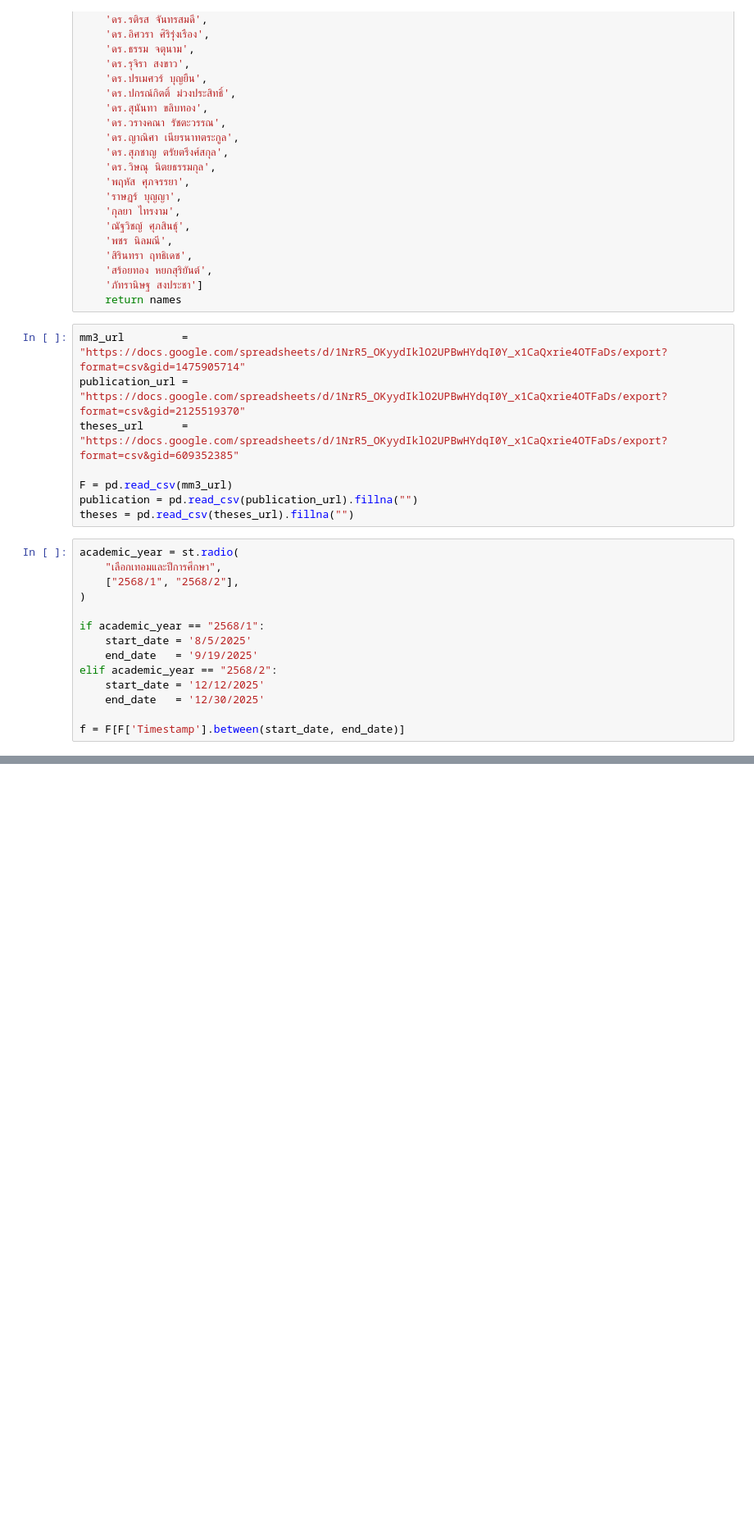
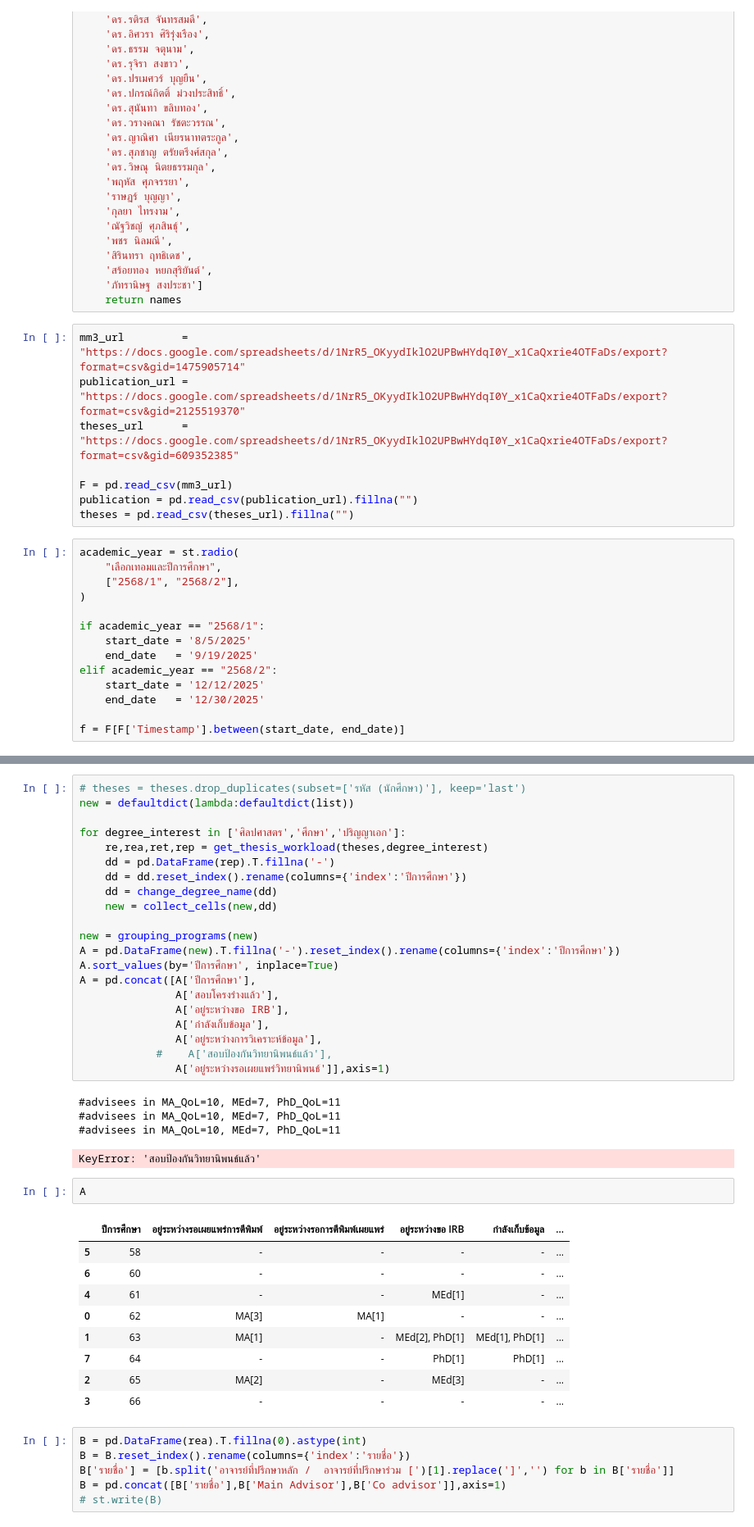
Before and after one commit to Supachan/academic-staff-workload, a Jupyter notebook: debugging.ipynb, the cells around one changed output, grey strips where cells are left out. Shown: that part at 82% size. Saved outputs shown, nothing was run; the diff lists cells and outputs as text; blank space fills up the shorter version.

```diff
--- a/debugging.ipynb
+++ b/debugging.ipynb
@@ -70,0 +114,44 @@ f = F[F['Timestamp'].between(start_date, end_date)]
+# %%
+# theses = theses.drop_duplicates(subset=['รหัส (นักศึกษา)'], keep='last')
+new = defaultdict(lambda:defaultdict(list))
+
+for degree_interest in ['ศิลปศาสตร','ศึกษา','ปริญญาเอก']:
+    re,rea,ret,rep = get_thesis_workload(theses,degree_interest)
+    dd = pd.DataFrame(rep).T.fillna('-')
+    dd = dd.reset_index().rename(columns={'index':'ปีการศึกษา'})
+    dd = change_degree_name(dd)
+    new = collect_cells(new,dd)
+
+new = grouping_programs(new)
+A = pd.DataFrame(new).T.fillna('-').reset_index().rename(columns={'index':'ปีการศึกษา'})
+A.sort_values(by='ปีการศึกษา', inplace=True)
+A = pd.concat([A['ปีการศึกษา'],
+               A['สอบโครงร่างแล้ว'],
+               A['อยู่ระหว่างขอ IRB'],
+               A['กำลังเก็บข้อมูล'],
+               A['อยู่ระหว่างการวิเคราะห์ข้อมูล'],
+            #    A['สอบป้องกันวิทยานิพนธ์แล้ว'],
+               A['อยู่ระหว่างรอเผยแพร่วิทยานิพนธ์']],axis=1)
+# %% [output]
+#advisees in MA_QoL=10, MEd=7, PhD_QoL=11
+#advisees in MA_QoL=10, MEd=7, PhD_QoL=11
+#advisees in MA_QoL=10, MEd=7, PhD_QoL=11
+KeyError: 'สอบป้องกันวิทยานิพนธ์แล้ว'
+# %%
+A
+# %% [output]
+|  | ปีการศึกษา | อยู่ระหว่างรอเผยแพร่การตีพิมพ์ | อยู่ระหว่างรอการตีพิมพ์เผยแพร่ | อยู่ระหว่างขอ IRB | กำลังเก็บข้อมูล | ... |
+| 5 | 58 | - | - | - | - | ... |
+| 6 | 60 | - | - | - | - | ... |
+| 4 | 61 | - | - | MEd[1] | - | ... |
+| 0 | 62 | MA[3] | MA[1] | - | - | ... |
+| 1 | 63 | MA[1] | - | MEd[2], PhD[1] | MEd[1], PhD[1] | ... |
+| 7 | 64 | - | - | PhD[1] | PhD[1] | ... |
+| 2 | 65 | MA[2] | - | MEd[3] | - | ... |
+| 3 | 66 | - | - | - | - | ... |
+# %%
+B = pd.DataFrame(rea).T.fillna(0).astype(int)
+B = B.reset_index().rename(columns={'index':'รายชื่อ'})
+B['รายชื่อ'] = [b.split('อาจารย์ที่ปรึกษาหลัก /  อาจารย์ที่ปรึกษาร่วม [')[1].replace(']','') for b in B['รายชื่อ']]
+B = pd.concat([B['รายชื่อ'],B['Main Advisor'],B['Co advisor']],axis=1)
+# st.write(B)
```
Also changed, not shown: parts of 8 cells of this notebook, 1 other file.
